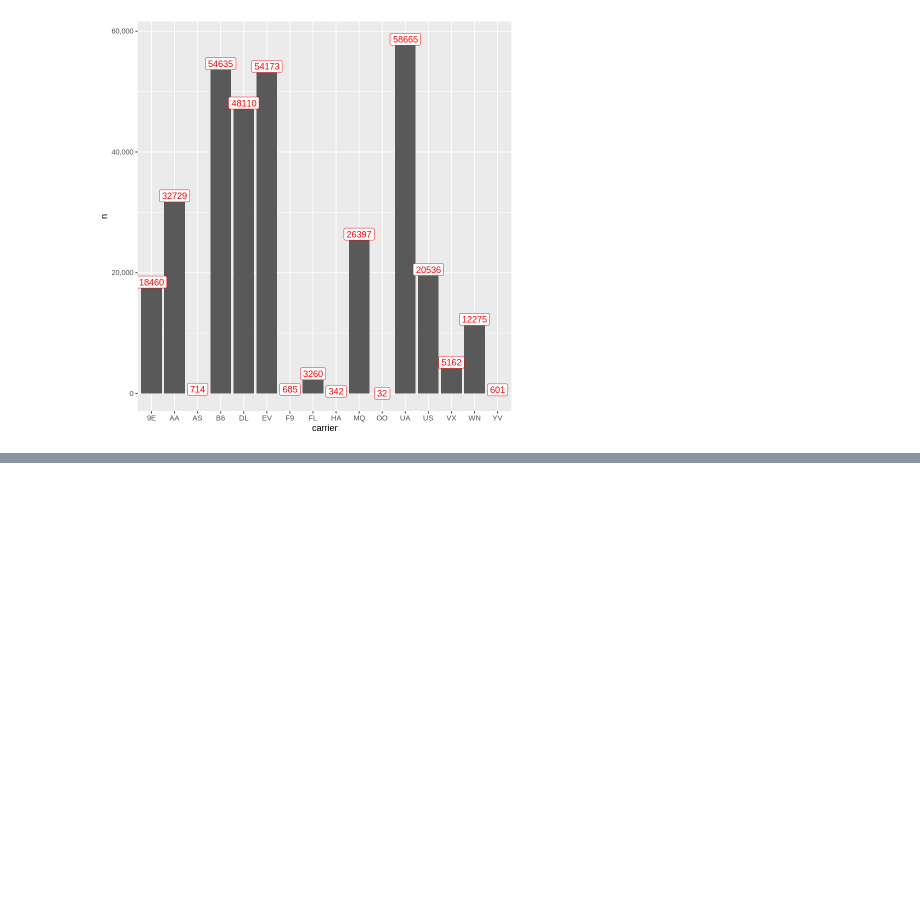
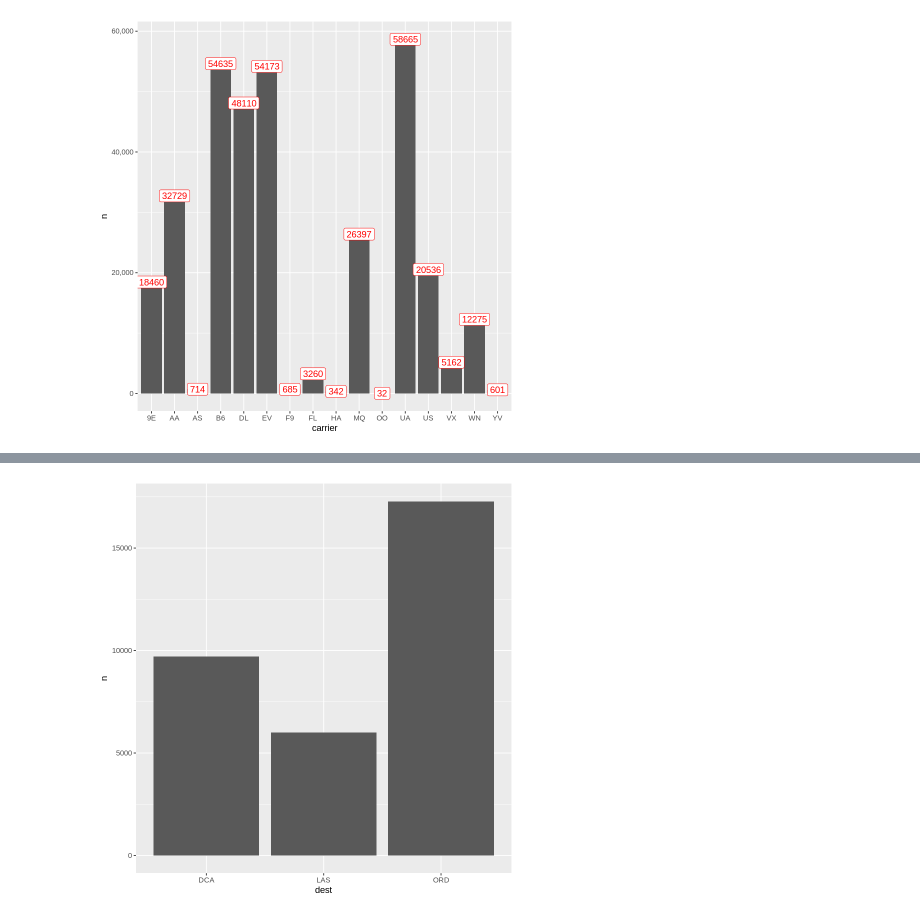
Before and after one commit to majorquev/DBDC_202406_Programacion_en_R_para_ciencia_de_datos, a Jupyter notebook: Clases/C5/00_Ejemplos_adicionales_ggplot2.ipynb, the cells around one changed output, grey strips where cells are left out. Drawn from its saved outputs; the diff is of its cells as text; code cells hidden in the pictures; blank space fills up the shorter version.

```diff
--- a/Clases/C5/00_Ejemplos_adicionales_ggplot2.ipynb
+++ b/Clases/C5/00_Ejemplos_adicionales_ggplot2.ipynb
@@ -153,0 +210,10 @@ vuelos_carrier %>%
+# %%
+flights %>%
+  count(dest) %>%
+  mutate(rk = dense_rank(desc(n))) %>%
+  filter(rk %in% c(1,10,20)) %>%
+  ggplot() +
+  aes(x = dest, y = n) +
+  geom_bar(stat = "identity")
+# %% [output]
+[figure, added]
```
Also changed, not shown: parts of 12 cells of this notebook.
